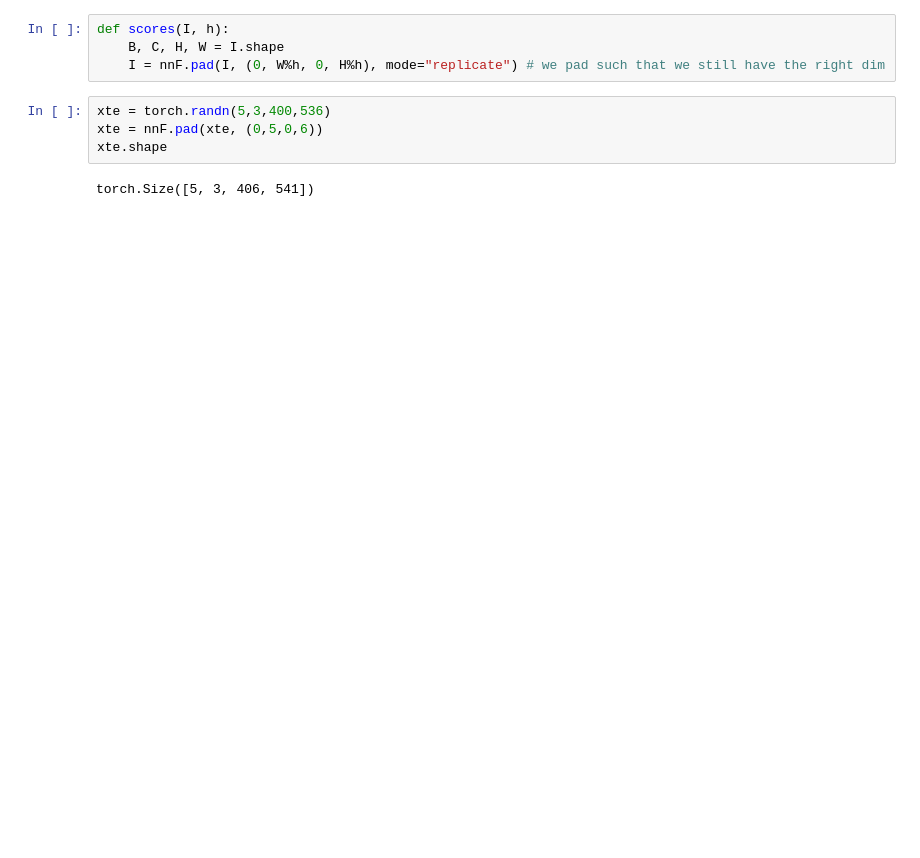
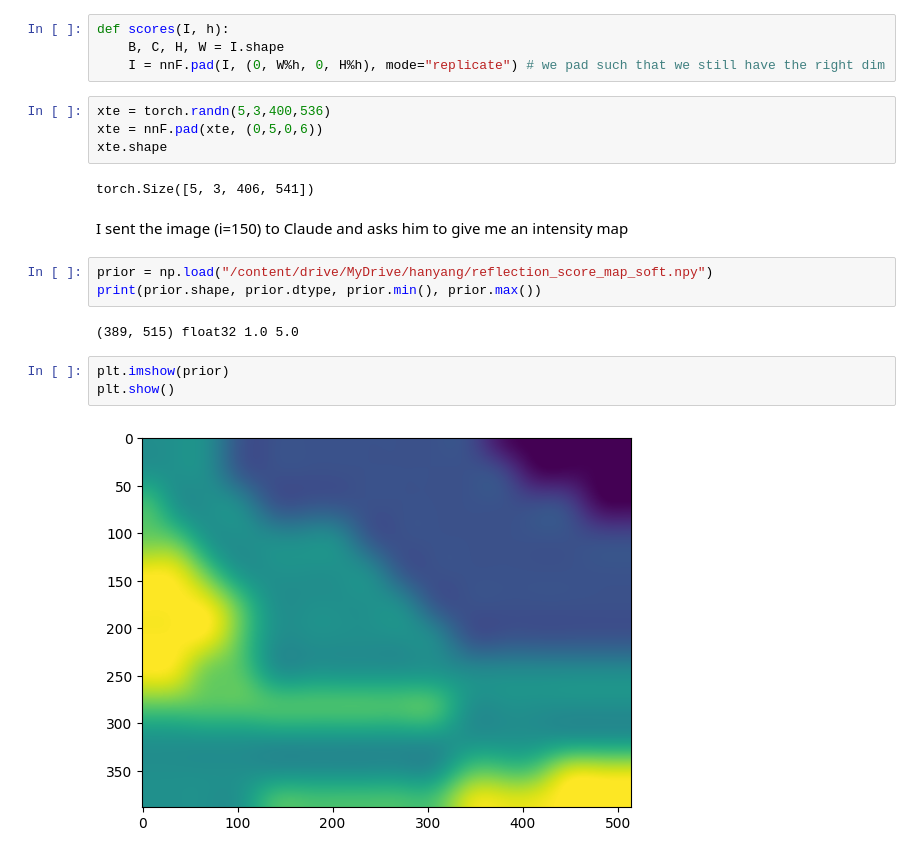
Before and after one commit to TheTrigun99/ProjectsDL, a Jupyter notebook: codingpapers/fumo.ipynb, the cells around one changed output. Cells and saved outputs as stored; diff of their text form; blank space fills up the shorter version.

```diff
--- a/codingpapers/fumo.ipynb
+++ b/codingpapers/fumo.ipynb
@@ -369,3 +363,15 @@ xte = nnF.pad(xte, (0,5,0,6))
 xte.shape
 # %% [output]
 torch.Size([5, 3, 406, 541])
+# %% [markdown]
+I sent the image (i=150) to Claude and asks him to give me an intensity map
+# %%
+prior = np.load("/content/drive/MyDrive/hanyang/reflection_score_map_soft.npy")
+print(prior.shape, prior.dtype, prior.min(), prior.max())
+# %% [output]
+(389, 515) float32 1.0 5.0
+# %%
+plt.imshow(prior)
+plt.show()
+# %% [output]
+[figure, added]
```
Also changed, not shown: parts of 5 cells of this notebook, 4 other files.
